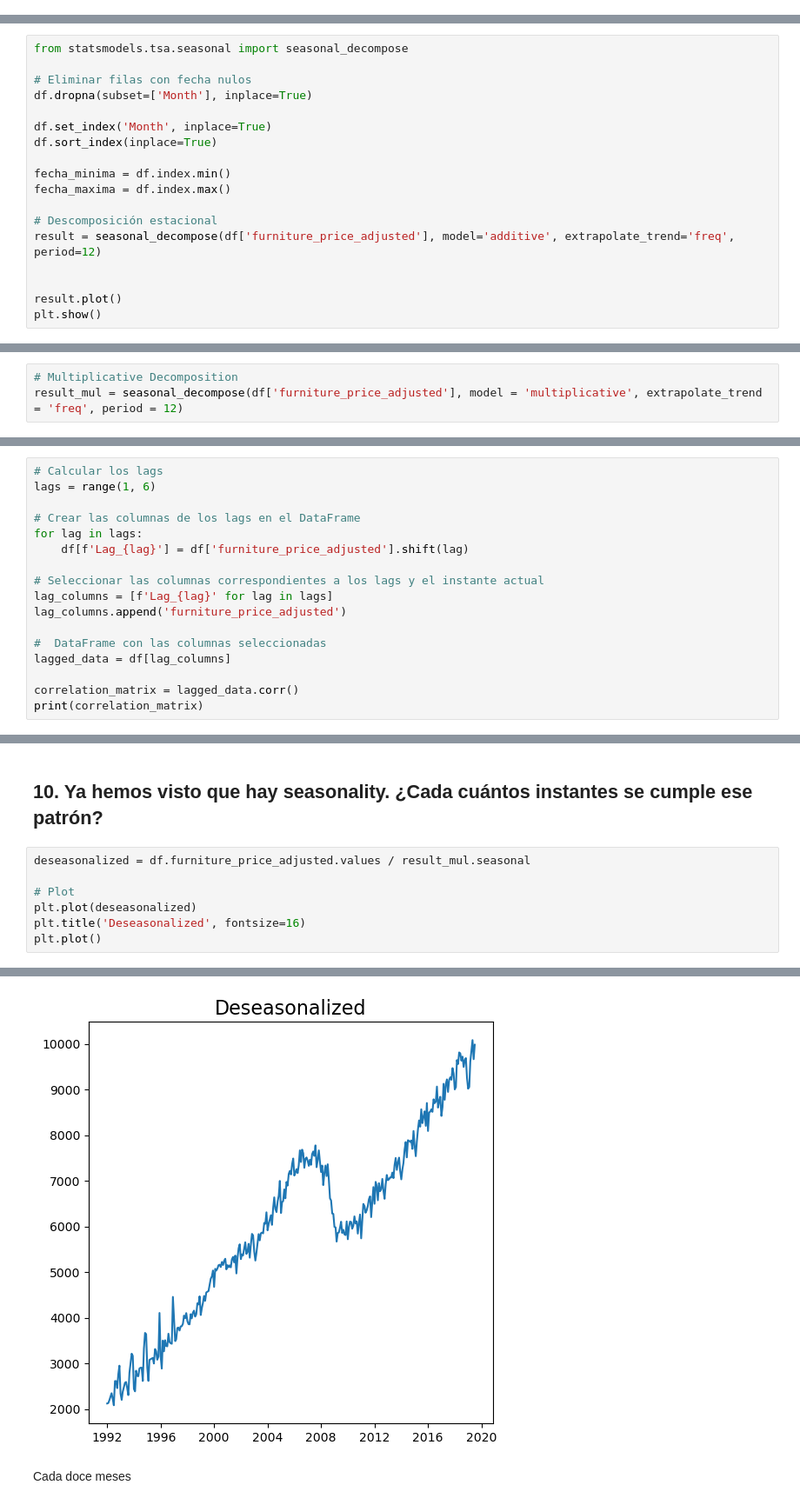
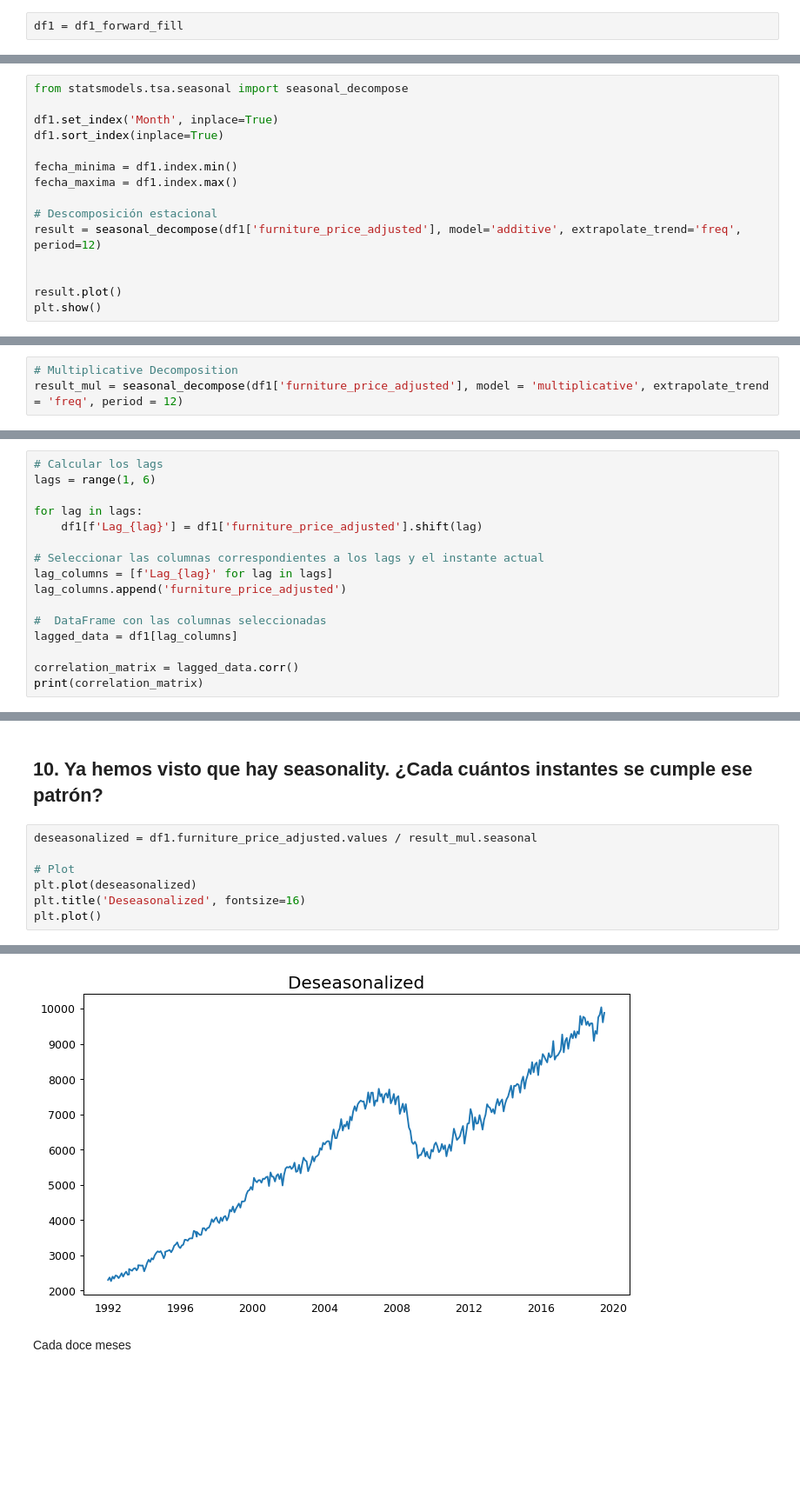
Before and after one commit to Martinaxa/Machine_Learning, a Jupyter notebook: 3-Time_Series/ejercicios/1_ejercicio time series analysis.ipynb, the cells around one changed output, grey strips where cells are left out. Shown: that part at 87% size. Cells and saved outputs as stored; diff of their text form; blank space fills up the shorter version.

```diff
--- a/3-Time_Series/ejercicios/1_ejercicio time series analysis.ipynb
+++ b/3-Time_Series/ejercicios/1_ejercicio time series analysis.ipynb
@@ -136,3 +199,5 @@ df = df_forward_fill
+# %%
+df1 = df1_forward_fill
 # %%
 from statsmodels.tsa.stattools import adfuller
 
@@ -248,17 +317,14 @@ plt.show()
 # %%
 from statsmodels.tsa.seasonal import seasonal_decompose
 
-# Eliminar filas con fecha nulos
-df.dropna(subset=['Month'], inplace=True)
+df1.set_index('Month', inplace=True)
+df1.sort_index(inplace=True)
 
-df.set_index('Month', inplace=True)
-df.sort_index(inplace=True)
-
-fecha_minima = df.index.min()
-fecha_maxima = df.index.max()
+fecha_minima = df1.index.min()
+fecha_maxima = df1.index.max()
 
 # Descomposición estacional
-result = seasonal_decompose(df['furniture_price_adjusted'], model='additive', extrapolate_trend='freq', period=12)
+result = seasonal_decompose(df1['furniture_price_adjusted'], model='additive', extrapolate_trend='freq', period=12)
 
 
 result.plot()
@@ -267,7 +333,7 @@ plt.show()
 [figure]
 # %%
 # Multiplicative Decomposition
-result_mul = seasonal_decompose(df['furniture_price_adjusted'], model = 'multiplicative', extrapolate_trend = 'freq', period = 12)
+result_mul = seasonal_decompose(df1['furniture_price_adjusted'], model = 'multiplicative', extrapolate_trend = 'freq', period = 12)
 # %%
 plt.rcParams.update({'figure.figsize': (6,6)})
 result_mul.plot();
@@ -294,16 +360,15 @@ autocorrelation_plot(df.furniture_price_adjusted.tolist())
 # Calcular los lags
 lags = range(1, 6)
 
-# Crear las columnas de los lags en el DataFrame
 for lag in lags:
-    df[f'Lag_{lag}'] = df['furniture_price_adjusted'].shift(lag)
+    df1[f'Lag_{lag}'] = df1['furniture_price_adjusted'].shift(lag)
 
 # Seleccionar las columnas correspondientes a los lags y el instante actual
 lag_columns = [f'Lag_{lag}' for lag in lags]
 lag_columns.append('furniture_price_adjusted')
 
 #  DataFrame con las columnas seleccionadas
-lagged_data = df[lag_columns]
+lagged_data = df1[lag_columns]
 
 correlation_matrix = lagged_data.corr()
 print(correlation_matrix)
@@ -326,15 +391,15 @@ furniture_price_adjusted                  1.000000
 # %% [markdown]
 ## 10. Ya hemos visto que hay seasonality. ¿Cada cuántos instantes se cumple ese patrón?
 # %%
-deseasonalized = df.furniture_price_adjusted.values / result_mul.seasonal
+deseasonalized = df1.furniture_price_adjusted.values / result_mul.seasonal
 
 # Plot
 plt.plot(deseasonalized)
 plt.title('Deseasonalized', fontsize=16)
 plt.plot()
 # %% [output]
 []
-[figure, old version]
+[figure, new version]
 # %% [markdown]
 Cada doce meses
 # %%
```
Also changed, not shown: parts of 34 cells of this notebook, 1 other file.
